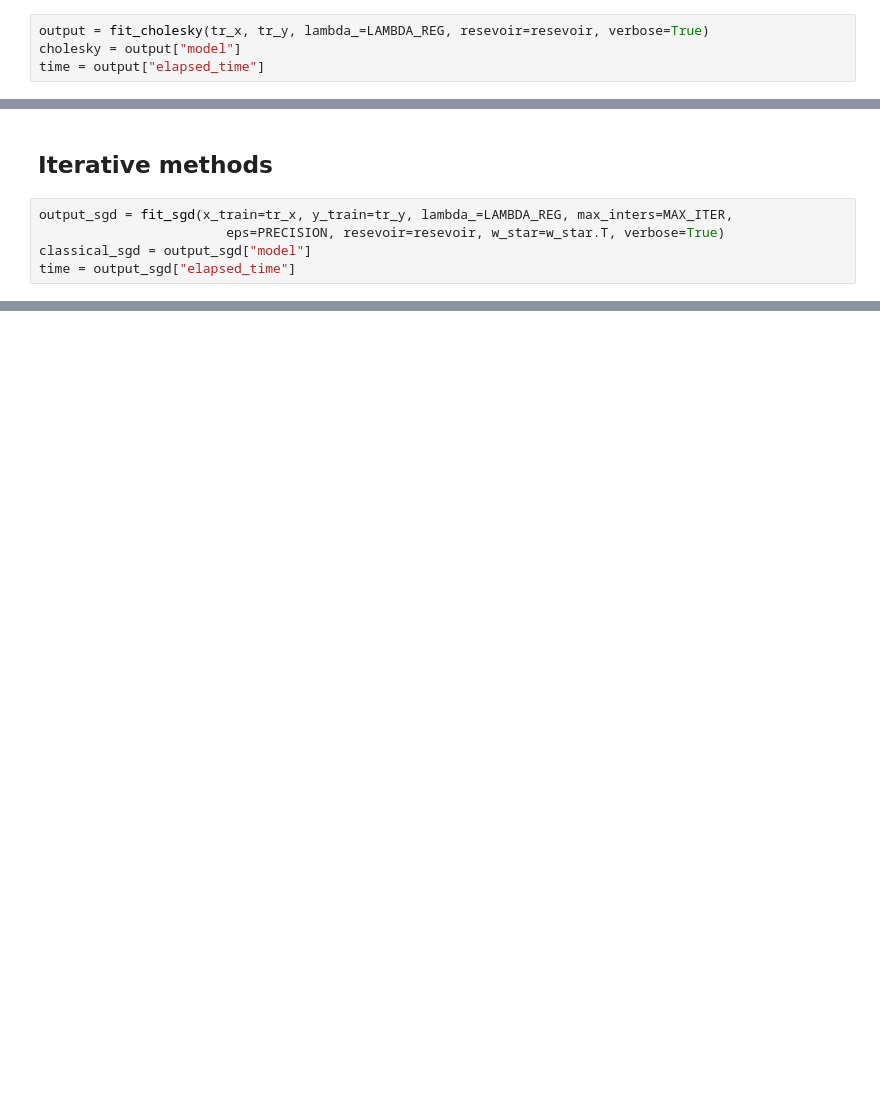
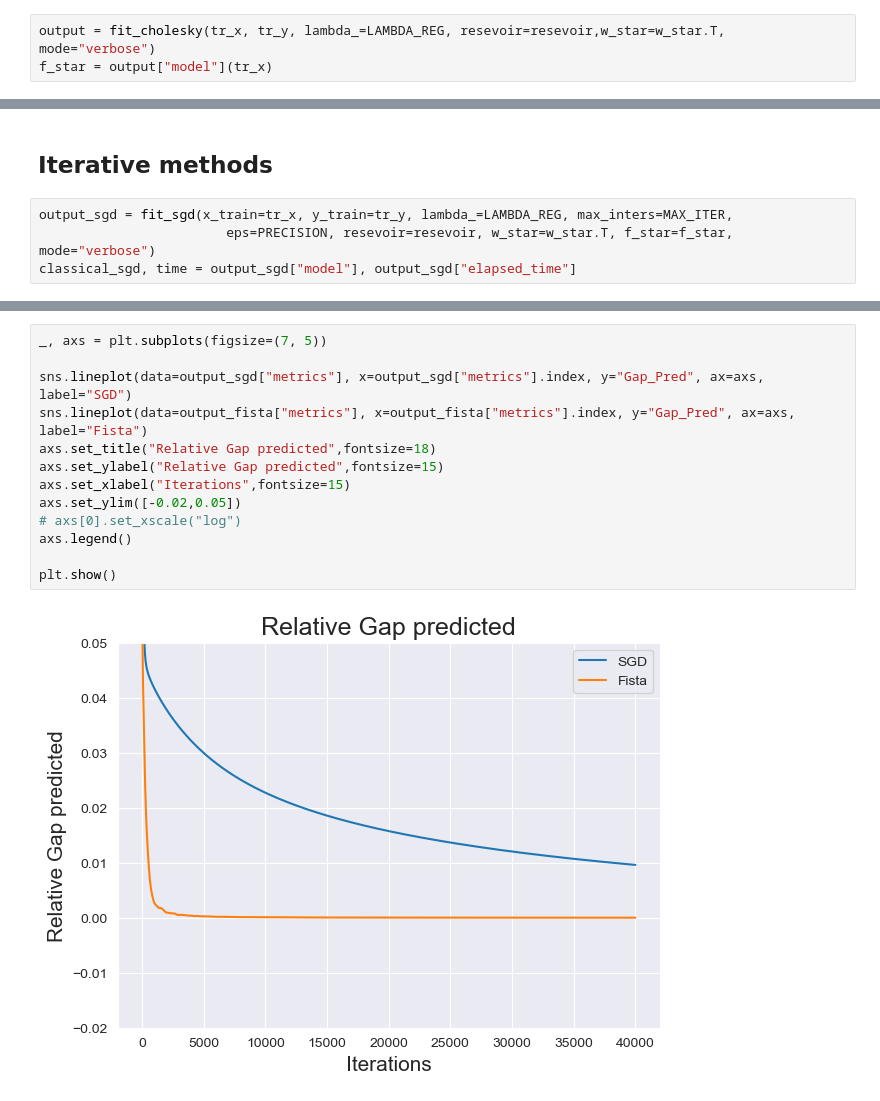
Before and after one commit to jacons/ExtremeLearningNN, a Jupyter notebook: notebook_for_test.ipynb, the cells around one changed output, grey strips where cells are left out. Cells and saved outputs as stored; diff of their text form; blank space fills up the shorter version.

```diff
--- a/notebook_for_test.ipynb
+++ b/notebook_for_test.ipynb
@@ -54,7 +54,6 @@ Time:  55599
 # %% [markdown]
 ## Cholesky solution
 # %%
-output = fit_cholesky(tr_x, tr_y, lambda_=LAMBDA_REG, resevoir=resevoir, verbose=True)
-cholesky = output["model"]
-time = output["elapsed_time"]
+output = fit_cholesky(tr_x, tr_y, lambda_=LAMBDA_REG, resevoir=resevoir,w_star=w_star.T, mode="verbose")
+f_star = output["model"](tr_x)
 # %%
@@ -70,6 +70,5 @@ Cholesky Relative Gap Sol:  6.935646362867939e-11
 ## Iterative methods
 # %%
 output_sgd = fit_sgd(x_train=tr_x, y_train=tr_y, lambda_=LAMBDA_REG, max_inters=MAX_ITER,
-                        eps=PRECISION, resevoir=resevoir, w_star=w_star.T, verbose=True)
-classical_sgd = output_sgd["model"]
-time = output_sgd["elapsed_time"]
+                        eps=PRECISION, resevoir=resevoir, w_star=w_star.T, f_star=f_star, mode="verbose")
+classical_sgd, time = output_sgd["model"], output_sgd["elapsed_time"]
@@ -167,0 +134,15 @@ Time:  373755
+# %%
+_, axs = plt.subplots(figsize=(7, 5))
+
+sns.lineplot(data=output_sgd["metrics"], x=output_sgd["metrics"].index, y="Gap_Pred", ax=axs, label="SGD")
+sns.lineplot(data=output_fista["metrics"], x=output_fista["metrics"].index, y="Gap_Pred", ax=axs, label="Fista")
+axs.set_title("Relative Gap predicted",fontsize=18)
+axs.set_ylabel("Relative Gap predicted",fontsize=15)
+axs.set_xlabel("Iterations",fontsize=15)
+axs.set_ylim([-0.02,0.05])
+# axs[0].set_xscale("log")
+axs.legend()
+
+plt.show()
+# %% [output]
+[figure, added]
```
Also changed, not shown: parts of 20 cells of this notebook, 13 other files.
